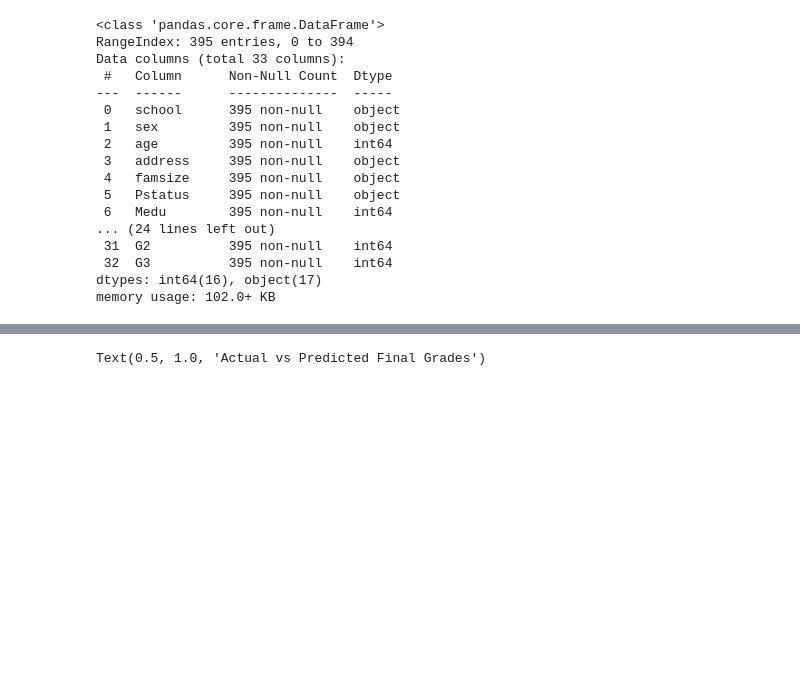
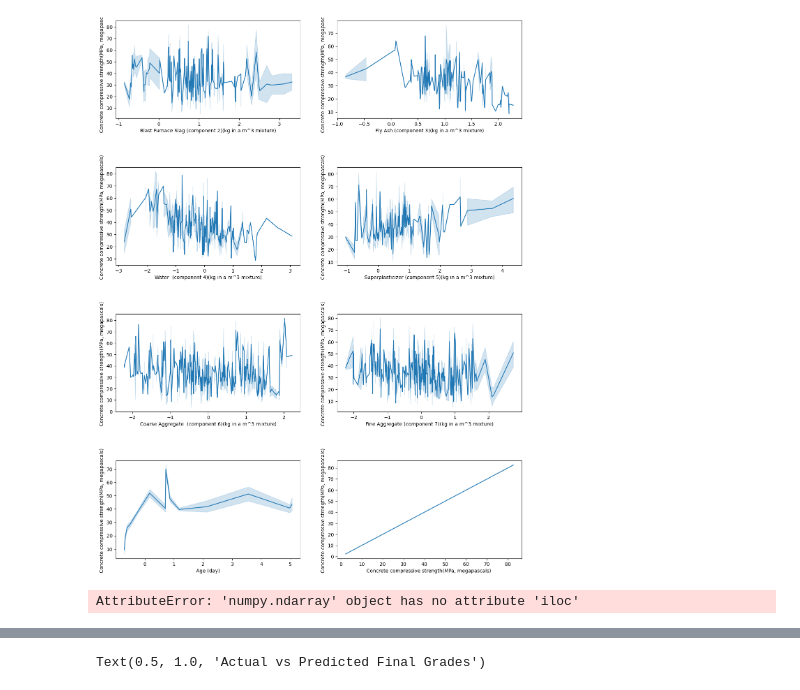
Before and after one commit to abuqaiselegant/100days, a Jupyter notebook: AssignmentRegression.ipynb, the cells around one changed output, grey strips where cells are left out. Cells and saved outputs as stored; diff of their text form; code cells hidden in the pictures; blank space fills up the shorter version.

```diff
--- a/AssignmentRegression.ipynb
+++ b/AssignmentRegression.ipynb
@@ -46,20 +106,2 @@ df.describe()
 # %%
-df.info()
+#df.info()
-# %% [output]
-<class 'pandas.core.frame.DataFrame'>
-RangeIndex: 395 entries, 0 to 394
-Data columns (total 33 columns):
- #   Column      Non-Null Count  Dtype
----  ------      --------------  -----
- 0   school      395 non-null    object
- 1   sex         395 non-null    object
- 2   age         395 non-null    int64
- 3   address     395 non-null    object
- 4   famsize     395 non-null    object
- 5   Pstatus     395 non-null    object
- 6   Medu        395 non-null    int64
-... (24 lines left out)
- 31  G2          395 non-null    int64
- 32  G3          395 non-null    int64
-dtypes: int64(16), object(17)
-memory usage: 102.0+ KB
@@ -69 +146,9 @@ numerical_features = ['age', 'Medu', 'Fedu', 'traveltime', 'studytime',
+# %%
+fig, axes = plt.subplots(nrows=4, ncols=2, figsize=(15,20))
+fig.subplots_adjust(hspace =.5, wspace=.2)
+axes = axes.ravel()
+for i, col in enumerate(normalised_df.columns[1:]):
+    _= sns.lineplot(y=normalised_df[output_column], x=col, data=normalised_df, ax=axes[i])
+# %% [output]
+[figure, added]
 # %%
@@ -78,10 +161,26 @@ X_train, X_test, y_train, y_test = train_test_split(X, y, test_size=0.2, random_
 # %%
+
 # Create and train the model
 model = LinearRegression()
-model.fit(X_train, y_train)
+mse_scores = []
+r2_scores = []
+for fold, (train_index, test_index) in enumerate(kf.split(X)):
+    # Split data
+    X_train, X_test = X.iloc[train_index], X.iloc[test_index]
+    y_train, y_test = y.iloc[train_index], y.iloc[test_index]
 
-# Make predictions
-y_pred = model.predict(X_test)
+    # Train and predict
+    model.fit(X_train, y_train)
+    y_pred = model.predict(X_test)
+
+    # Calculate metrics
+    mse = mean_squared_error(y_test, y_pred)
+    r2 = r2_score(y_test, y_pred)
+
+    mse_scores.append(mse)
+    r2_scores.append(r2)
+# %% [output]
+AttributeError: 'numpy.ndarray' object has no attribute 'iloc'
 # %%
 # Calculate performance metrics
 mse = mean_squared_error(y_test, y_pred)
```
Also changed, not shown: parts of 15 cells of this notebook.
